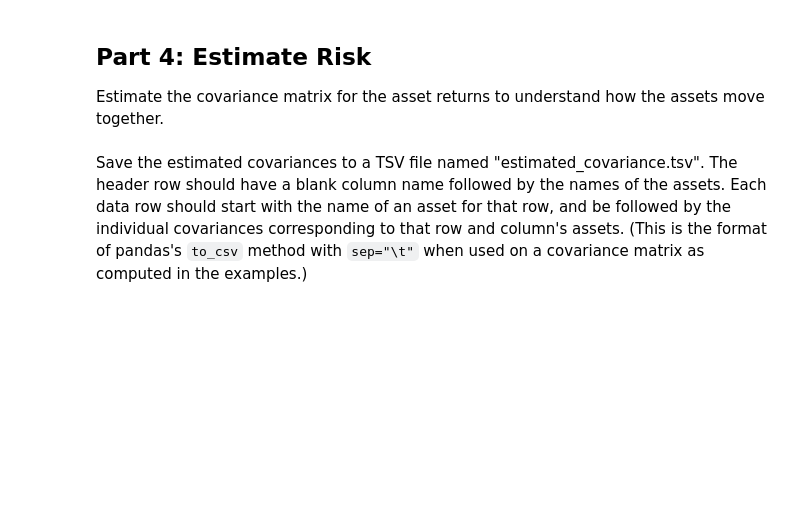
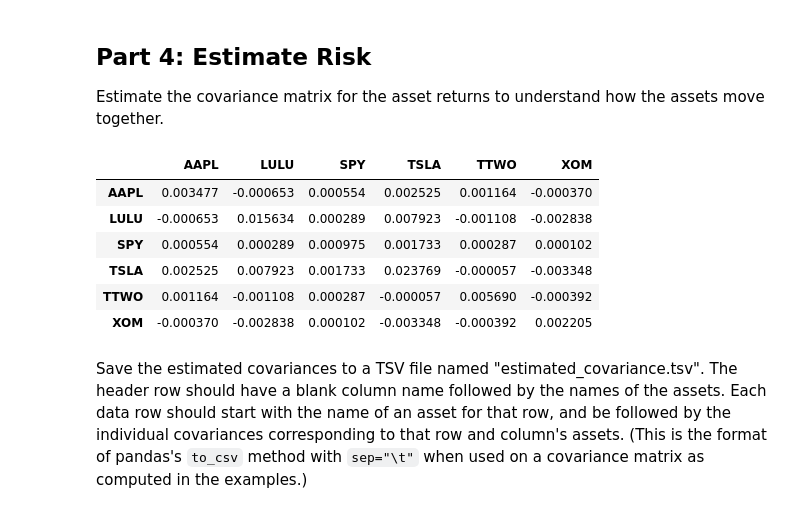
Before and after one commit to tlevash23/AIinField, a Jupyter notebook: project.ipynb, the cells around one changed output. Saved outputs shown, nothing was run; the diff lists cells and outputs as text; code cells hidden in the pictures; blank space fills up the shorter version.

```diff
--- a/project.ipynb
+++ b/project.ipynb
@@ -234,3 +230,21 @@ Estimate the covariance matrix for the asset returns to understand how the asset
+# %%
+# YOUR CHANGES HERE
+
+# remove date
+returns_no_date = returns.set_index("date")
+
+# compute
+cov_matrix = returns_no_date.cov()
+
+cov_matrix
+# %% [output]
+|  | AAPL | LULU | SPY | TSLA | TTWO | XOM |
+| AAPL | 0.003477 | -0.000653 | 0.000554 | 0.002525 | 0.001164 | -0.000370 |
+| LULU | -0.000653 | 0.015634 | 0.000289 | 0.007923 | -0.001108 | -0.002838 |
+| SPY | 0.000554 | 0.000289 | 0.000975 | 0.001733 | 0.000287 | 0.000102 |
+| TSLA | 0.002525 | 0.007923 | 0.001733 | 0.023769 | -0.000057 | -0.003348 |
+| TTWO | 0.001164 | -0.001108 | 0.000287 | -0.000057 | 0.005690 | -0.000392 |
+| XOM | -0.000370 | -0.002838 | 0.000102 | -0.003348 | -0.000392 | 0.002205 |
 # %% [markdown]
 Save the estimated covariances to a TSV file named "estimated_covariance.tsv".
 The header row should have a blank column name followed by the names of the assets.
```
Also changed, not shown: parts of 27 cells of this notebook, 6 other files.
